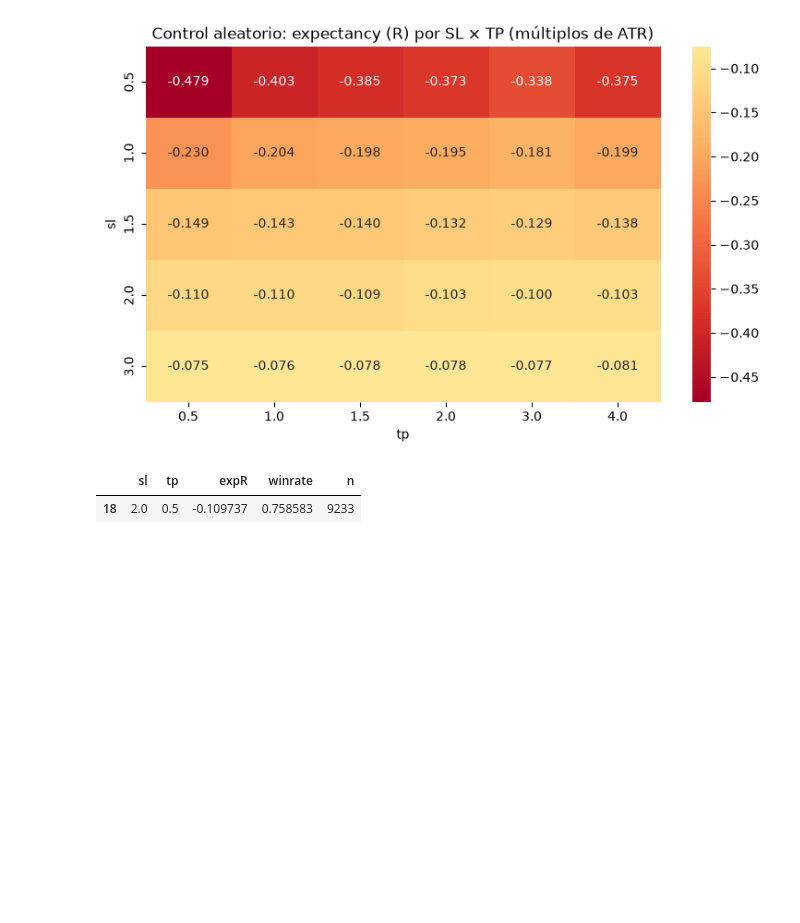
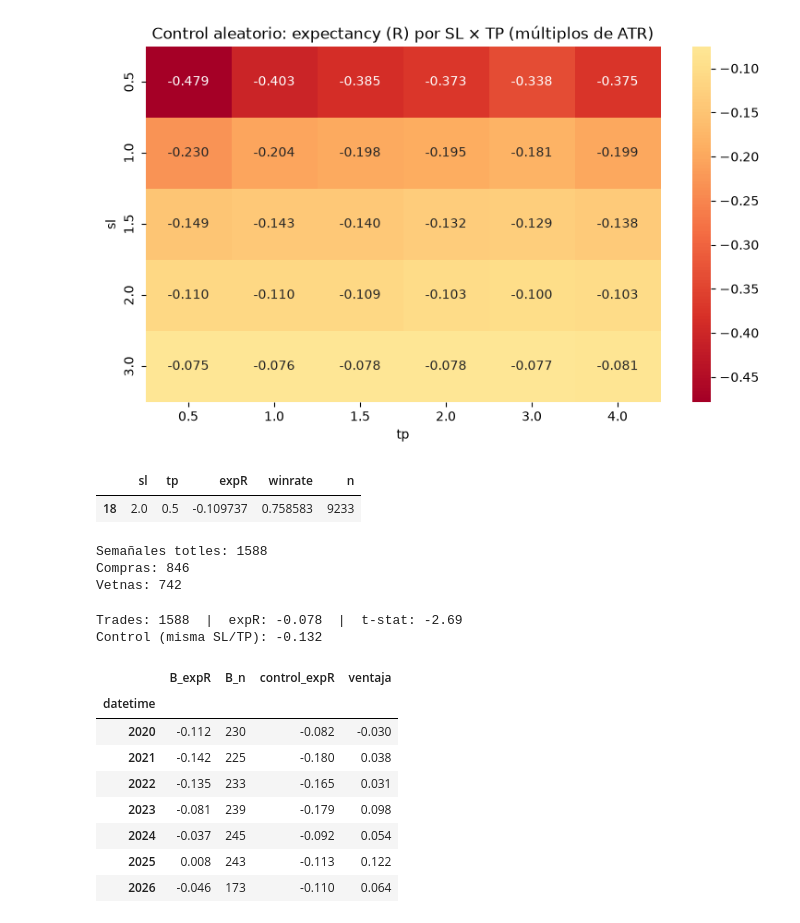
Before and after one commit to K4iserDev/Quant, a Jupyter notebook: notebooks/03_estrategy.ipynb, the cells around one changed output. Drawn from its saved outputs; the diff is of its cells as text; code cells hidden in the pictures; blank space fills up the shorter version.

```diff
--- a/notebooks/03_estrategy.ipynb
+++ b/notebooks/03_estrategy.ipynb
@@ -109,3 +110,39 @@ grid_ctrl.query("sl == 2.0 and tp == 0.5")
 # %% [output]
 |  | sl | tp | expR | winrate | n |
 | 18 | 2.0 | 0.5 | -0.109737 | 0.758583 | 9233 |
+# %%
+señ_B = señales_ruptura_ny(df)
+print(f"Semañales totles: {(señ_B != 0).sum()}\nCompras: {(señ_B == 1).sum()}\nVetnas: {(señ_B == -1).sum()}")
+# %% [output]
+Semañales totles: 1588
+Compras: 846
+Vetnas: 742
+# %%
+trades_B = backtest(df, señ_B, sl_mult=1.5, tp_mult=2.0, max_velas=24, coste=0.25)
+
+# Resumen global
+r = trades_B["R"]
+t_stat = r.mean() / r.std() * np.sqrt(len(r))          # ¿es distinguible de 0?
+print(f"Trades: {len(r)}  |  expR: {r.mean():.3f}  |  t-stat: {t_stat:.2f}")
+print(f"Control (misma SL/TP): {control['R'].mean():.3f}")
+
+# Año a año, frente al control
+años_B = df.index[trades_B["entrada_idx"]].year
+años_C = df.index[control["entrada_idx"]].year
+comp = pd.DataFrame({"B_expR": trades_B.groupby(años_B)["R"].mean(),
+                     "B_n": trades_B.groupby(años_B)["R"].count(),
+                     "control_expR": control.groupby(años_C)["R"].mean()})
+comp["ventaja"] = comp["B_expR"] - comp["control_expR"]
+comp.round(3)
+# %% [output]
+Trades: 1588  |  expR: -0.078  |  t-stat: -2.69
+Control (misma SL/TP): -0.132
+|  | B_expR | B_n | control_expR | ventaja |
+| datetime |  |  |  |  |
+| 2020 | -0.112 | 230 | -0.082 | -0.030 |
+| 2021 | -0.142 | 225 | -0.180 | 0.038 |
+| 2022 | -0.135 | 233 | -0.165 | 0.031 |
+| 2023 | -0.081 | 239 | -0.179 | 0.098 |
+| 2024 | -0.037 | 245 | -0.092 | 0.054 |
+| 2025 | 0.008 | 243 | -0.113 | 0.122 |
+| 2026 | -0.046 | 173 | -0.110 | 0.064 |
```
Also changed, not shown: parts of 3 cells of this notebook, 2 other files.
